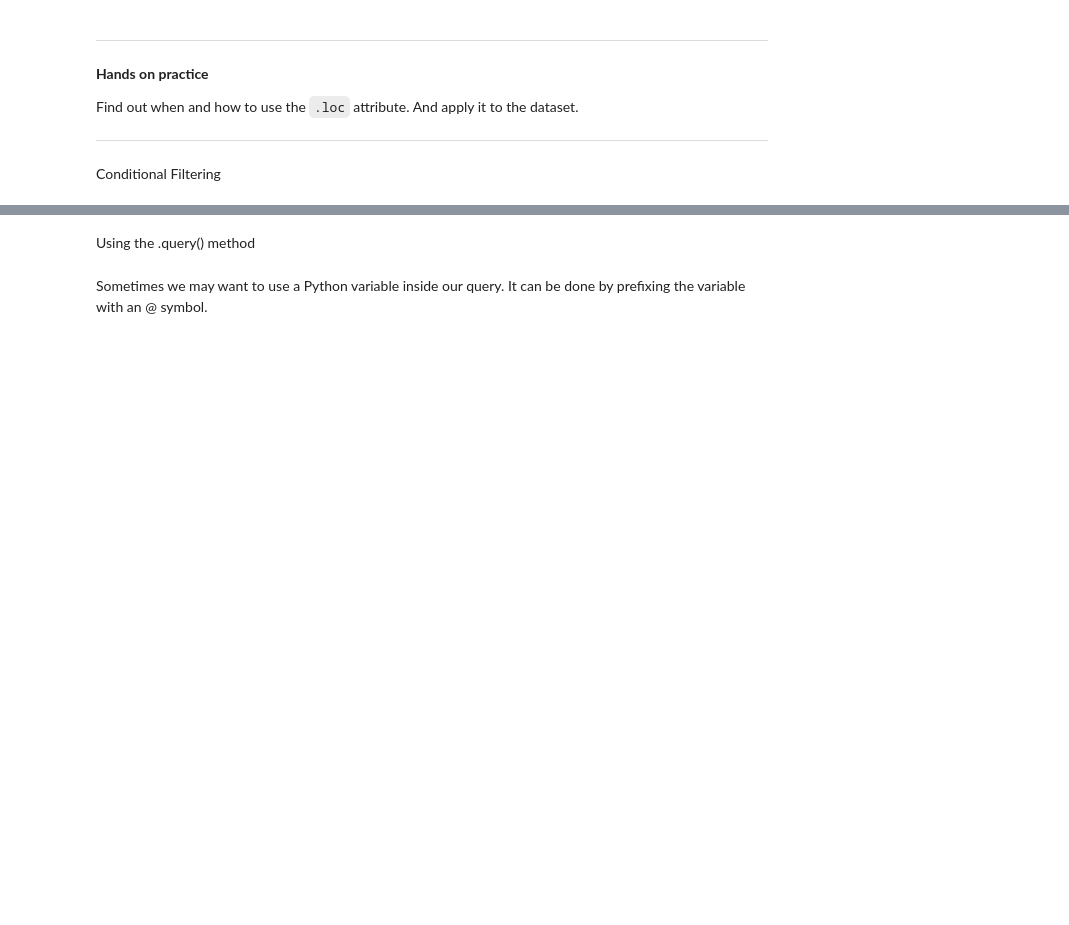
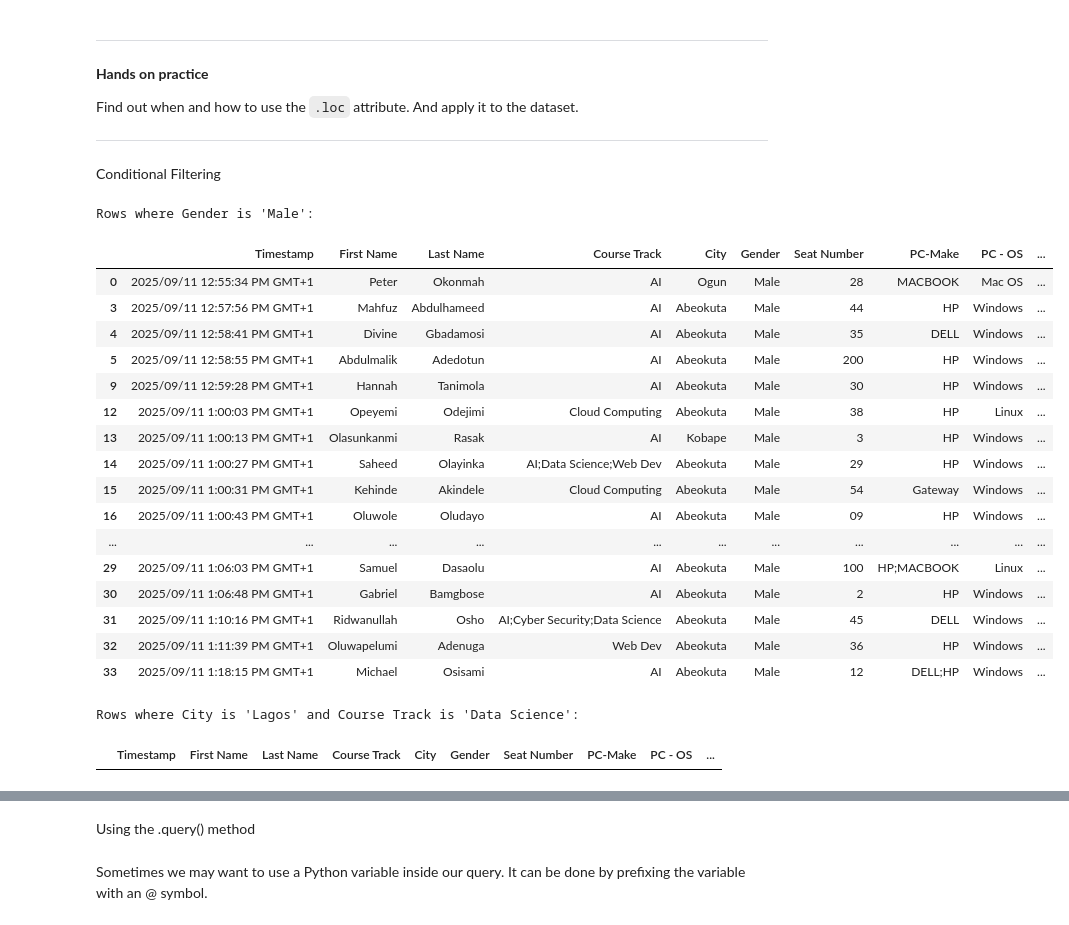
Before and after one commit to hassanmajaro/ai_engineering, a Jupyter notebook: module_2/week6/pandas1.ipynb, the cells around one changed output, grey strips where cells are left out. Drawn from its saved outputs; the diff is of its cells as text; code cells hidden in the pictures; blank space fills up the shorter version.

```diff
--- a/module_2/week6/pandas1.ipynb
+++ b/module_2/week6/pandas1.ipynb
@@ -170,8 +220,8 @@ Here, we would download our generated data in csv format and in excel format. Th
 
 Then we would inspect and explore the data.
 # %%
-# # Lets get to work...
-# df = pd.read_csv('bio_data.csv')
-# df.head()
+# Lets get to work...
+df = pd.read_csv('bio_data.csv')
+df.head()
 
-# # Ensure to code along...
+# Ensure to code along...
@@ -327,14 +517,36 @@ _________________________________________________
 Conditional Filtering
 # %%
 # Filter rows where Gender is 'Female'. This is going to return dataframe
-filtered_male = bio_data2[bio_data2['Gender'] == 'Male']
+filtered_male = df[df['Gender'] == 'Male']
 print("Rows where Gender is 'Male':")
 filtered_male
+# %% [output]
+Rows where Gender is 'Male':
+|  | Timestamp | First Name | Last Name | Course Track | City | Gender | Seat Number | PC-Make | PC - OS | ... |
+| 0 | 2025/09/11 12:55:34 PM GMT+1 | Peter | Okonmah | AI | Ogun | Male | 28 | MACBOOK | Mac OS | ... |
+| 3 | 2025/09/11 12:57:56 PM GMT+1 | Mahfuz | Abdulhameed | AI | Abeokuta | Male | 44 | HP | Windows | ... |
+| 4 | 2025/09/11 12:58:41 PM GMT+1 | Divine | Gbadamosi | AI | Abeokuta | Male | 35 | DELL | Windows | ... |
+| 5 | 2025/09/11 12:58:55 PM GMT+1 | Abdulmalik | Adedotun | AI | Abeokuta | Male | 200 | HP | Windows | ... |
+| 9 | 2025/09/11 12:59:28 PM GMT+1 | Hannah | Tanimola | AI | Abeokuta | Male | 30 | HP | Windows | ... |
+| 12 | 2025/09/11 1:00:03 PM GMT+1 | Opeyemi | Odejimi | Cloud Computing | Abeokuta | Male | 38 | HP | Linux | ... |
+| 13 | 2025/09/11 1:00:13 PM GMT+1 | Olasunkanmi | Rasak | AI | Kobape | Male | 3 | HP | Windows | ... |
+| 14 | 2025/09/11 1:00:27 PM GMT+1 | Saheed | Olayinka | AI;Data Science;Web Dev | Abeokuta | Male | 29 | HP | Windows | ... |
+| 15 | 2025/09/11 1:00:31 PM GMT+1 | Kehinde | Akindele | Cloud Computing | Abeokuta | Male | 54 | Gateway | Windows | ... |
+| 16 | 2025/09/11 1:00:43 PM GMT+1 | Oluwole | Oludayo | AI | Abeokuta | Male | 09 | HP | Windows | ... |
+| ... | ... | ... | ... | ... | ... | ... | ... | ... | ... | ... |
+| 29 | 2025/09/11 1:06:03 PM GMT+1 | Samuel | Dasaolu | AI | Abeokuta | Male | 100 | HP;MACBOOK | Linux | ... |
+| 30 | 2025/09/11 1:06:48 PM GMT+1 | Gabriel | Bamgbose | AI | Abeokuta | Male | 2 | HP | Windows | ... |
+| 31 | 2025/09/11 1:10:16 PM GMT+1 | Ridwanullah | Osho | AI;Cyber Security;Data Science | Abeokuta | Male | 45 | DELL | Windows | ... |
+| 32 | 2025/09/11 1:11:39 PM GMT+1 | Oluwapelumi | Adenuga | Web Dev | Abeokuta | Male | 36 | HP | Windows | ... |
+| 33 | 2025/09/11 1:18:15 PM GMT+1 | Michael | Osisami | AI | Abeokuta | Male | 12 | DELL;HP | Windows | ... |
 # %%
 # Filter rows where City is 'Lagos' and Course_Track is 'Data Science'
-filtered_city = bio_data2[(bio_data2['City'] == 'Lagos') & (bio_data2['Course_Track'] == 'Data Science')]
-print("Rows where City is 'Lagos' and Course_Track is 'Data Science':")
+filtered_city = df[(df['City'] == 'Lagos') & (df['Course Track'] == 'Data Science')]
+print("Rows where City is 'Lagos' and Course Track is 'Data Science':")
 filtered_city
+# %% [output]
+Rows where City is 'Lagos' and Course Track is 'Data Science':
+|  | Timestamp | First Name | Last Name | Course Track | City | Gender | Seat Number | PC-Make | PC - OS | ... |
 # %%
 # Filter rows where City is either 'Lagos' or 'Abuja'
 cities = ['Lagos', 'Abuja']
```
Also changed, not shown: parts of 44 cells of this notebook, 5 other files.
